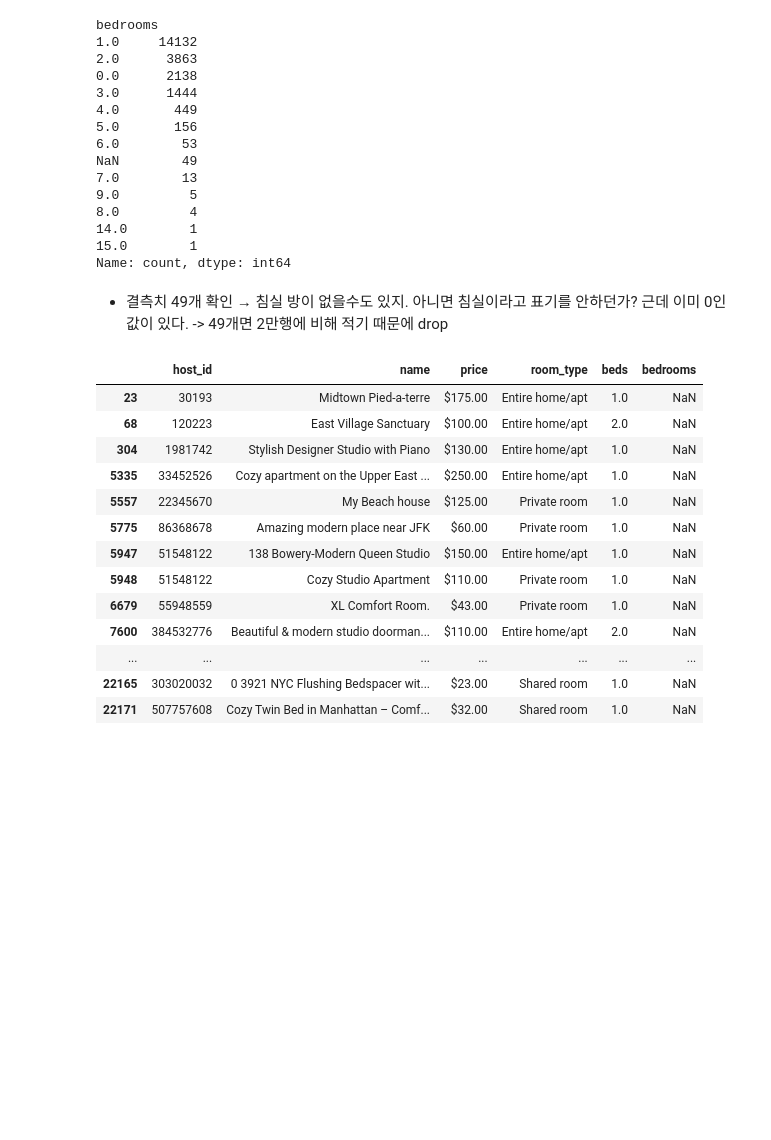
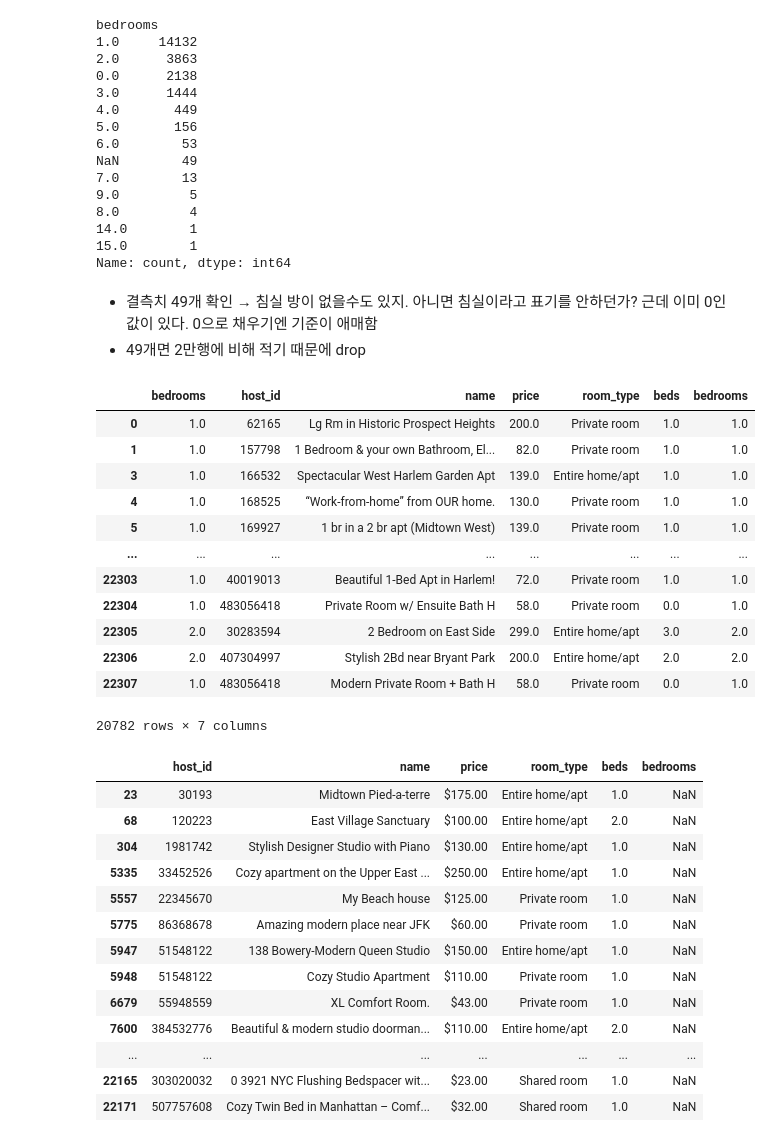
Before and after one commit to KyungminChang/data-analysis-project-BBB, a Jupyter notebook: 01_preprocessiong.ipynb, the cells around one changed output. Drawn from its saved outputs; the diff is of its cells as text; code cells hidden in the pictures; blank space fills up the shorter version.

```diff
--- a/01_preprocessiong.ipynb
+++ b/01_preprocessiong.ipynb
@@ -938,7 +940,24 @@ NaN        49
 Name: count, dtype: int64
 # %% [markdown]
 - 결측치 49개 확인
-→ 침실 방이 없을수도 있지. 아니면 침실이라고 표기를 안하던가? 근데 이미 0인 값이 있다. -> 49개면 2만행에 비해 적기 때문에 drop
+→ 침실 방이 없을수도 있지. 아니면 침실이라고 표기를 안하던가? 근데 이미 0인 값이 있다. 0으로 채우기엔 기준이 애매함
+- 49개면 2만행에 비해 적기 때문에 drop
+# %%
+df_ch[["bedrooms","host_id", "name", "price", "room_type", "beds", "bedrooms"]]
+# %% [output]
+|  | bedrooms | host_id | name | price | room_type | beds | bedrooms |
+| 0 | 1.0 | 62165 | Lg Rm in Historic Prospect Heights | 200.0 | Private room | 1.0 | 1.0 |
+| 1 | 1.0 | 157798 | 1 Bedroom & your own Bathroom, El... | 82.0 | Private room | 1.0 | 1.0 |
+| 3 | 1.0 | 166532 | Spectacular West Harlem Garden Apt | 139.0 | Entire home/apt | 1.0 | 1.0 |
+| 4 | 1.0 | 168525 | “Work-from-home” from OUR home. | 130.0 | Private room | 1.0 | 1.0 |
+| 5 | 1.0 | 169927 | 1 br in a 2 br apt (Midtown West) | 139.0 | Private room | 1.0 | 1.0 |
+| ... | ... | ... | ... | ... | ... | ... | ... |
+| 22303 | 1.0 | 40019013 | Beautiful 1-Bed Apt in Harlem! | 72.0 | Private room | 1.0 | 1.0 |
+| 22304 | 1.0 | 483056418 | Private Room w/ Ensuite Bath H | 58.0 | Private room | 0.0 | 1.0 |
+| 22305 | 2.0 | 30283594 | 2 Bedroom on East Side | 299.0 | Entire home/apt | 3.0 | 2.0 |
+| 22306 | 2.0 | 407304997 | Stylish 2Bd near Bryant Park | 200.0 | Entire home/apt | 2.0 | 2.0 |
+| 22307 | 1.0 | 483056418 | Modern Private Room + Bath H | 58.0 | Private room | 0.0 | 1.0 |
+20782 rows × 7 columns
 # %%
 df_ch.loc[df_ch["bedrooms"].isna(), ["host_id", "name", "price", "room_type", "beds", "bedrooms"]]
 # %% [output]
```
Also changed, not shown: parts of 1 cell of this notebook.
